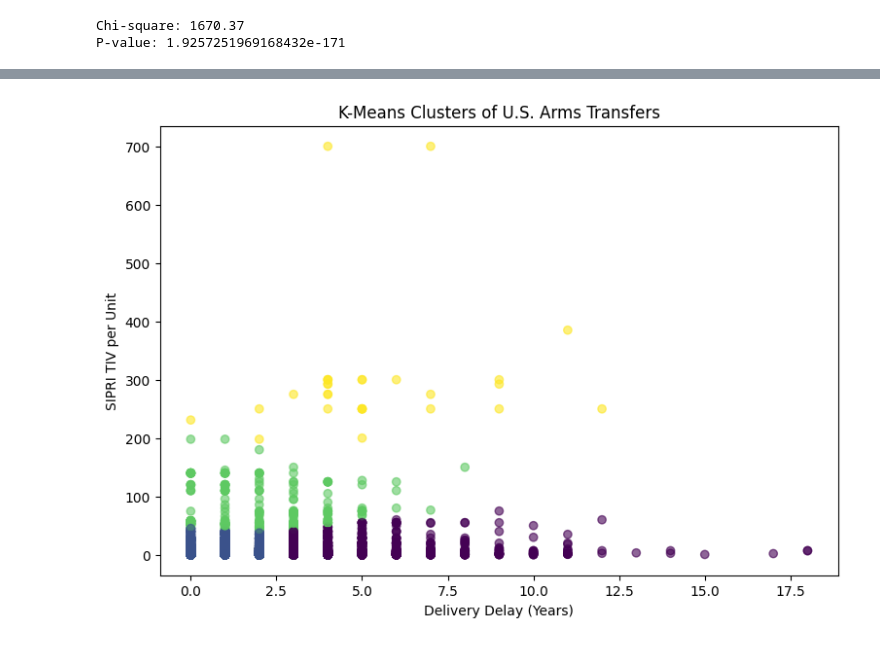
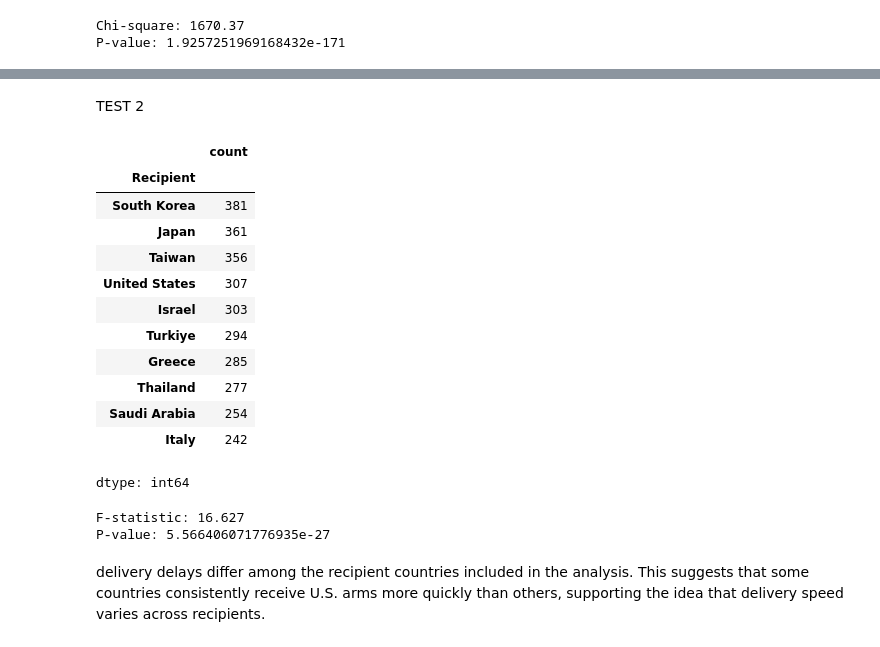
Before and after one commit to Requiessss/DATA-science-prj, a Jupyter notebook: Main_prj.ipynb, the cells around one changed output, grey strips where cells are left out. Drawn from its saved outputs; the diff is of its cells as text; code cells hidden in the pictures.

```diff
--- a/Main_prj.ipynb
+++ b/Main_prj.ipynb
@@ -686,17 +585,46 @@ dtype: int64
-# %%
-plt.figure(figsize=(9,6))
-
-plt.scatter(
-    features["delivery_delay"],
-    features["SIPRI TIV per unit"],
-    c=features["Cluster"],
-    alpha=0.6
-)
-
-plt.xlabel("Delivery Delay (Years)")
-plt.ylabel("SIPRI TIV per Unit")
-plt.title("K-Means Clusters of U.S. Arms Transfers")
-
-plt.show()
-# %% [output]
-[figure, removed]
+# %% [markdown]
+TEST 2
+# %%
+# Find the 10 countries with the most transfers
+top10 = arms_df["Recipient"].value_counts().head(10).index
+
+top_df = arms_df[
+    arms_df["Recipient"].isin(top10)
+]
+
+top_df["Recipient"].value_counts()
+# %% [output]
+|  | count |
+| Recipient |  |
+| South Korea | 381 |
+| Japan | 361 |
+| Taiwan | 356 |
+| United States | 307 |
+| Israel | 303 |
+| Turkiye | 294 |
+| Greece | 285 |
+| Thailand | 277 |
+| Saudi Arabia | 254 |
+| Italy | 242 |
+dtype: int64
+# %%
+from scipy.stats import f_oneway
+
+groups = []
+
+for country in top10:
+    group = top_df[
+        top_df["Recipient"] == country
+    ]["delivery_delay"].dropna()
+
+    groups.append(group)
+
+f_stat, p_value = f_oneway(*groups)
+
+print("F-statistic:", round(f_stat,3))
+print("P-value:", p_value)
+# %% [output]
+F-statistic: 16.627
+P-value: 5.566406071776935e-27
+# %% [markdown]
+delivery delays differ among the recipient countries included in the analysis. This suggests that some countries consistently receive U.S. arms more quickly than others, supporting the idea that delivery speed varies across recipients.
```
Also changed, not shown: parts of 10 cells of this notebook.
